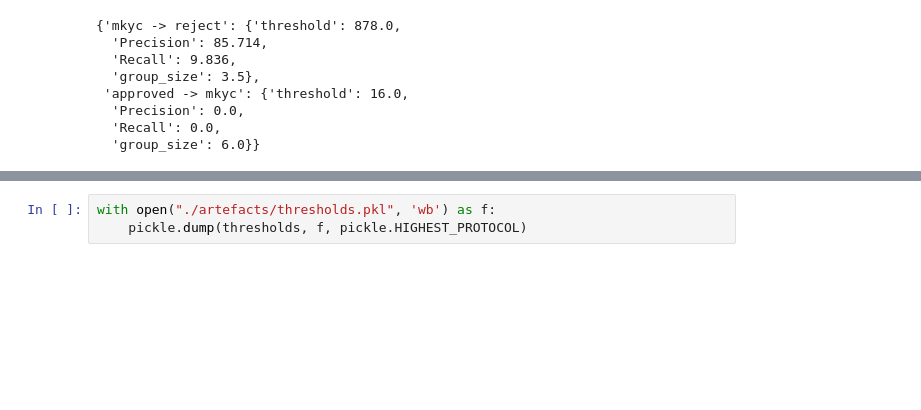
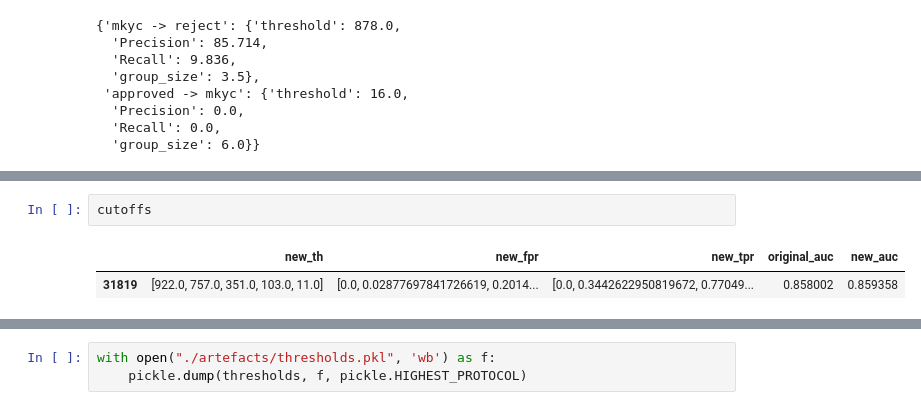
Before and after one commit to akshayjain-ds/loan_default_prediction, a Jupyter notebook: develop.ipynb, the cells around one changed output, grey strips where cells are left out. Cells and saved outputs as stored; diff of their text form; blank space fills up the shorter version.

```diff
--- a/develop.ipynb
+++ b/develop.ipynb
@@ -861,0 +932,5 @@ thresholds
+# %%
+cutoffs
+# %% [output]
+|  | new_th | new_fpr | new_tpr | original_auc | new_auc |
+| 31819 | [922.0, 757.0, 351.0, 103.0, 11.0] | [0.0, 0.02877697841726619, 0.2014... | [0.0, 0.3442622950819672, 0.77049... | 0.858002 | 0.859358 |
```
Also changed, not shown: parts of 9 cells of this notebook, 6 other files.
